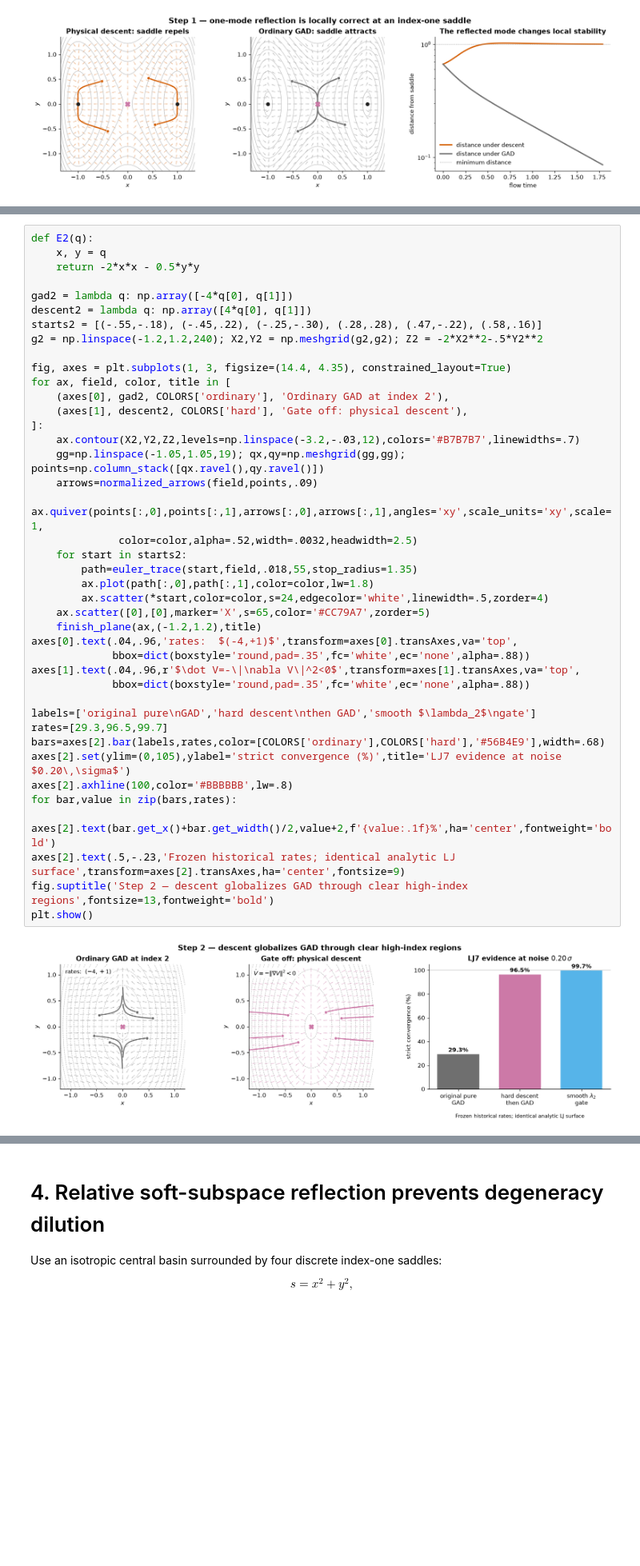
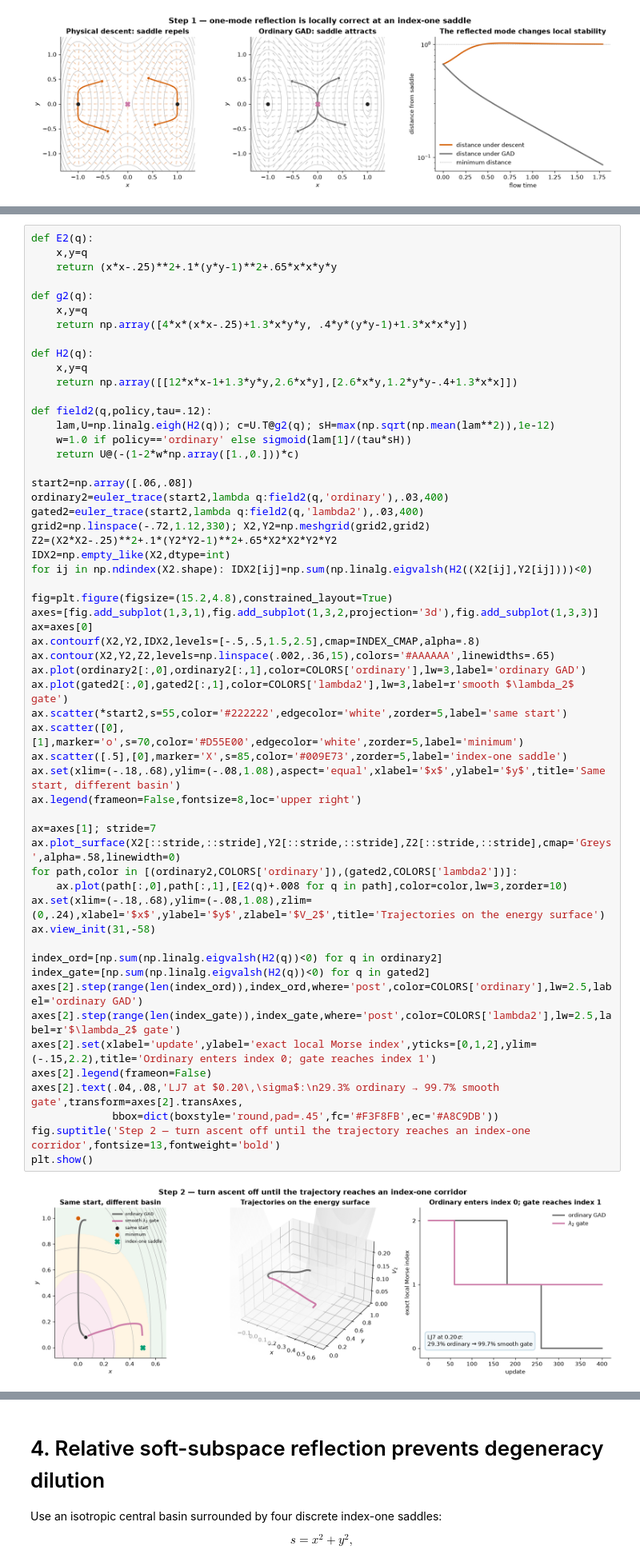
Before and after one commit to memo-ozdincer/GAD_plus, a Jupyter notebook: examples/gad_mechanism_failure_atlas.ipynb, the cells around one changed output, grey strips where cells are left out. Shown at 80% size. Drawn from its saved outputs; the diff is of its cells as text; blank space fills up the shorter version.

Commit message:
Redesign GAD atlas around landscape trajectories

```diff
--- a/examples/gad_mechanism_failure_atlas.ipynb
+++ b/examples/gad_mechanism_failure_atlas.ipynb
@@ -134,44 +134,59 @@ Ordinary GAD reflects the lowest mode but leaves the second negative mode under
 # %%
 def E2(q):
-    x, y = q
-    return -2*x*x - 0.5*y*y
+    x,y=q
+    return (x*x-.25)**2+.1*(y*y-1)**2+.65*x*x*y*y
 
-gad2 = lambda q: np.array([-4*q[0], q[1]])
-descent2 = lambda q: np.array([4*q[0], q[1]])
-starts2 = [(-.55,-.18), (-.45,.22), (-.25,-.30), (.28,.28), (.47,-.22), (.58,.16)]
-g2 = np.linspace(-1.2,1.2,240); X2,Y2 = np.meshgrid(g2,g2); Z2 = -2*X2**2-.5*Y2**2
+def g2(q):
+    x,y=q
+    return np.array([4*x*(x*x-.25)+1.3*x*y*y, .4*y*(y*y-1)+1.3*x*x*y])
 
-fig, axes = plt.subplots(1, 3, figsize=(14.4, 4.35), constrained_layout=True)
-for ax, field, color, title in [
-    (axes[0], gad2, COLORS['ordinary'], 'Ordinary GAD at index 2'),
-    (axes[1], descent2, COLORS['hard'], 'Gate off: physical descent'),
-]:
-    ax.contour(X2,Y2,Z2,levels=np.linspace(-3.2,-.03,12),colors='#B7B7B7',linewidths=.7)
-    gg=np.linspace(-1.05,1.05,19); qx,qy=np.meshgrid(gg,gg); points=np.column_stack([qx.ravel(),qy.ravel()])
-    arrows=normalized_arrows(field,points,.09)
-    ax.quiver(points[:,0],points[:,1],arrows[:,0],arrows[:,1],angles='xy',scale_units='xy',scale=1,
-              color=color,alpha=.52,width=.0032,headwidth=2.5)
-    for start in starts2:
-        path=euler_trace(start,field,.018,55,stop_radius=1.35)
-        ax.plot(path[:,0],path[:,1],color=color,lw=1.8)
-        ax.scatter(*start,color=color,s=24,edgecolor='white',linewidth=.5,zorder=4)
-    ax.scatter([0],[0],marker='X',s=65,color='#CC79A7',zorder=5)
-    finish_plane(ax,(-1.2,1.2),title)
-axes[0].text(.04,.96,'rates:  $(-4,+1)$',transform=axes[0].transAxes,va='top',
-             bbox=dict(boxstyle='round,pad=.35',fc='white',ec='none',alpha=.88))
-axes[1].text(.04,.96,r'$\dot V=-\|\nabla V\|^2<0$',transform=axes[1].transAxes,va='top',
-             bbox=dict(boxstyle='round,pad=.35',fc='white',ec='none',alpha=.88))
+def H2(q):
+    x,y=q
+    return np.array([[12*x*x-1+1.3*y*y,2.6*x*y],[2.6*x*y,1.2*y*y-.4+1.3*x*x]])
 
-labels=['original pure\nGAD','hard descent\nthen GAD','smooth $\lambda_2$\ngate']
-rates=[29.3,96.5,99.7]
-bars=axes[2].bar(labels,rates,color=[COLORS['ordinary'],COLORS['hard'],'#56B4E9'],width=.68)
-axes[2].set(ylim=(0,105),ylabel='strict convergence (%)',title='LJ7 evidence at noise $0.20\,\sigma$')
-axes[2].axhline(100,color='#BBBBBB',lw=.8)
-for bar,value in zip(bars,rates):
-    axes[2].text(bar.get_x()+bar.get_width()/2,value+2,f'{value:.1f}%',ha='center',fontweight='bold')
-axes[2].text(.5,-.23,'Frozen historical rates; identical analytic LJ surface',transform=axes[2].transAxes,ha='center',fontsize=9)
-fig.suptitle('Step 2 — descent globalizes GAD through clear high-index regions',fontsize=13,fontweight='bold')
+def field2(q,policy,tau=.12):
+    lam,U=np.linalg.eigh(H2(q)); c=U.T@g2(q); sH=max(np.sqrt(np.mean(lam**2)),1e-12)
+    w=1.0 if policy=='ordinary' else sigmoid(lam[1]/(tau*sH))
+    return U@(-(1-2*w*np.array([1.,0.]))*c)
+
+start2=np.array([.06,.08])
+ordinary2=euler_trace(start2,lambda q:field2(q,'ordinary'),.03,400)
+gated2=euler_trace(start2,lambda q:field2(q,'lambda2'),.03,400)
+grid2=np.linspace(-.72,1.12,330); X2,Y2=np.meshgrid(grid2,grid2)
+Z2=(X2*X2-.25)**2+.1*(Y2*Y2-1)**2+.65*X2*X2*Y2*Y2
+IDX2=np.empty_like(X2,dtype=int)
+for ij in np.ndindex(X2.shape): IDX2[ij]=np.sum(np.linalg.eigvalsh(H2((X2[ij],Y2[ij])))<0)
+
+fig=plt.figure(figsize=(15.2,4.8),constrained_layout=True)
+axes=[fig.add_subplot(1,3,1),fig.add_subplot(1,3,2,projection='3d'),fig.add_subplot(1,3,3)]
+ax=axes[0]
+ax.contourf(X2,Y2,IDX2,levels=[-.5,.5,1.5,2.5],cmap=INDEX_CMAP,alpha=.8)
+ax.contour(X2,Y2,Z2,levels=np.linspace(.002,.36,15),colors='#AAAAAA',linewidths=.65)
+ax.plot(ordinary2[:,0],ordinary2[:,1],color=COLORS['ordinary'],lw=3,label='ordinary GAD')
+ax.plot(gated2[:,0],gated2[:,1],color=COLORS['lambda2'],lw=3,label=r'smooth $\lambda_2$ gate')
+ax.scatter(*start2,s=55,color='#222222',edgecolor='white',zorder=5,label='same start')
+ax.scatter([0],[1],marker='o',s=70,color='#D55E00',edgecolor='white',zorder=5,label='minimum')
+ax.scatter([.5],[0],marker='X',s=85,color='#009E73',zorder=5,label='index-one saddle')
+ax.set(xlim=(-.18,.68),ylim=(-.08,1.08),aspect='equal',xlabel='$x$',ylabel='$y$',title='Same start, different basin')
+ax.legend(frameon=False,fontsize=8,loc='upper right')
+
+ax=axes[1]; stride=7
+ax.plot_surface(X2[::stride,::stride],Y2[::stride,::stride],Z2[::stride,::stride],cmap='Greys',alpha=.58,linewidth=0)
+for path,color in [(ordinary2,COLORS['ordinary']),(gated2,COLORS['lambda2'])]:
+    ax.plot(path[:,0],path[:,1],[E2(q)+.008 for q in path],color=color,lw=3,zorder=10)
+ax.set(xlim=(-.18,.68),ylim=(-.08,1.08),zlim=(0,.24),xlabel='$x$',ylabel='$y$',zlabel='$V_2$',title='Trajectories on the energy surface')
+ax.view_init(31,-58)
+
+index_ord=[np.sum(np.linalg.eigvalsh(H2(q))<0) for q in ordinary2]
+index_gate=[np.sum(np.linalg.eigvalsh(H2(q))<0) for q in gated2]
+axes[2].step(range(len(index_ord)),index_ord,where='post',color=COLORS['ordinary'],lw=2.5,label='ordinary GAD')
+axes[2].step(range(len(index_gate)),index_gate,where='post',color=COLORS['lambda2'],lw=2.5,label=r'$\lambda_2$ gate')
+axes[2].set(xlabel='update',ylabel='exact local Morse index',yticks=[0,1,2],ylim=(-.15,2.2),title='Ordinary enters index 0; gate reaches index 1')
+axes[2].legend(frameon=False)
+axes[2].text(.04,.08,'LJ7 at $0.20\,\sigma$:\n29.3% ordinary → 99.7% smooth gate',transform=axes[2].transAxes,
+             bbox=dict(boxstyle='round,pad=.45',fc='#F3F8FB',ec='#A8C9DB'))
+fig.suptitle('Step 2 — turn ascent off until the trajectory reaches an index-one corridor',fontsize=13,fontweight='bold')
 plt.show()
 # %% [output]
-[figure, old version]
+[figure, new version]
 # %% [markdown]
```
Also changed, not shown: parts of 6 cells of this notebook.
